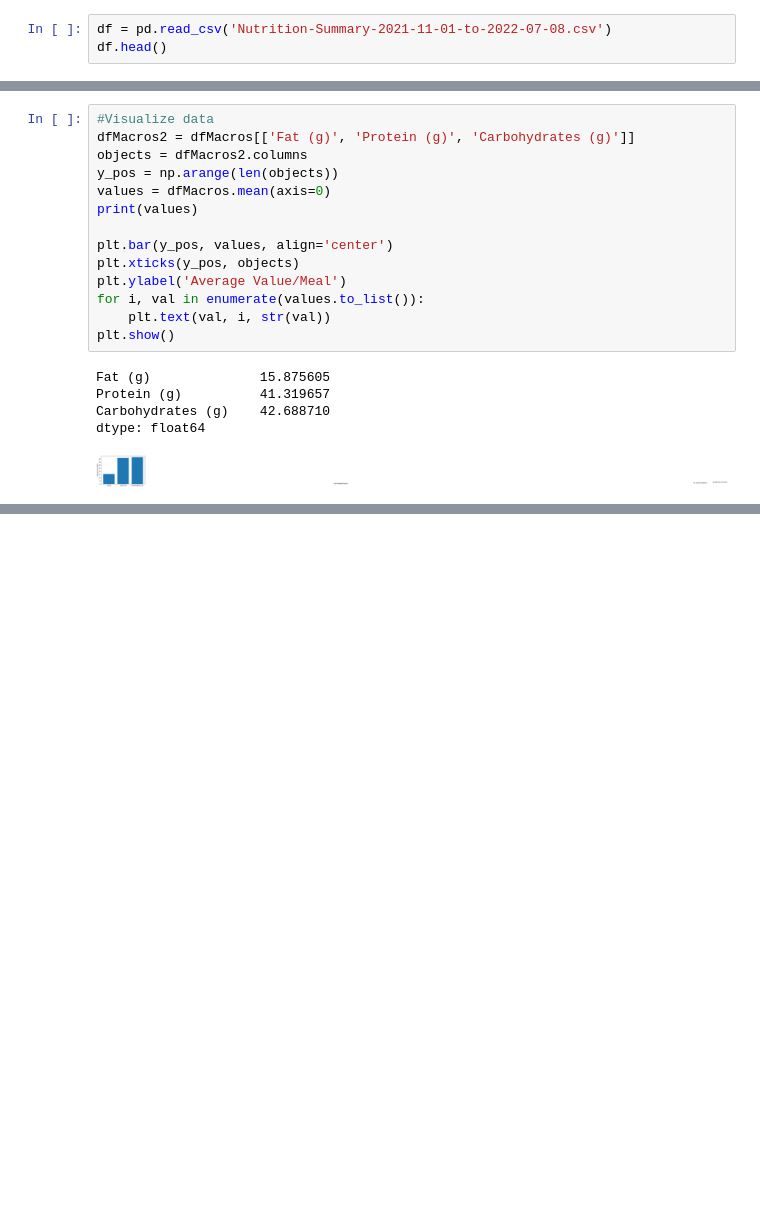
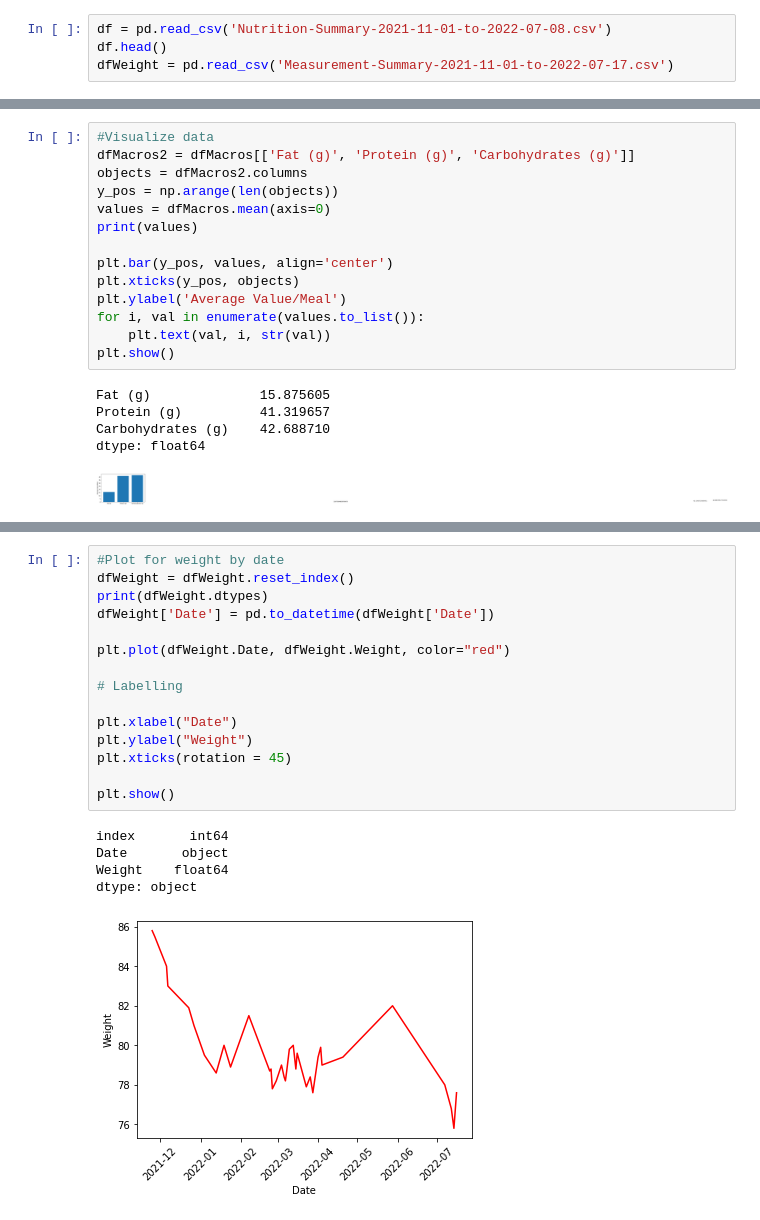
Before and after one commit to randyharrogates/PersonalHealthStudy, a Jupyter notebook: exploration.ipynb, the cells around one changed output, grey strips where cells are left out. Cells and saved outputs as stored; diff of their text form; blank space fills up the shorter version.

```diff
--- a/exploration.ipynb
+++ b/exploration.ipynb
@@ -5,3 +5,4 @@ import matplotlib.pyplot as plt
 # %%
 df = pd.read_csv('Nutrition-Summary-2021-11-01-to-2022-07-08.csv')
 df.head()
+dfWeight = pd.read_csv('Measurement-Summary-2021-11-01-to-2022-07-17.csv')
@@ -100,0 +114,21 @@ dtype: float64
+# %%
+#Plot for weight by date
+dfWeight = dfWeight.reset_index()
+print(dfWeight.dtypes)
+dfWeight['Date'] = pd.to_datetime(dfWeight['Date'])
+
+plt.plot(dfWeight.Date, dfWeight.Weight, color="red")
+
+# Labelling
+
+plt.xlabel("Date")
+plt.ylabel("Weight")
+plt.xticks(rotation = 45)
+
+plt.show()
+# %% [output]
+index       int64
+Date       object
+Weight    float64
+dtype: object
+[figure, added]
```
Also changed, not shown: parts of 3 cells of this notebook, 4 other files.
